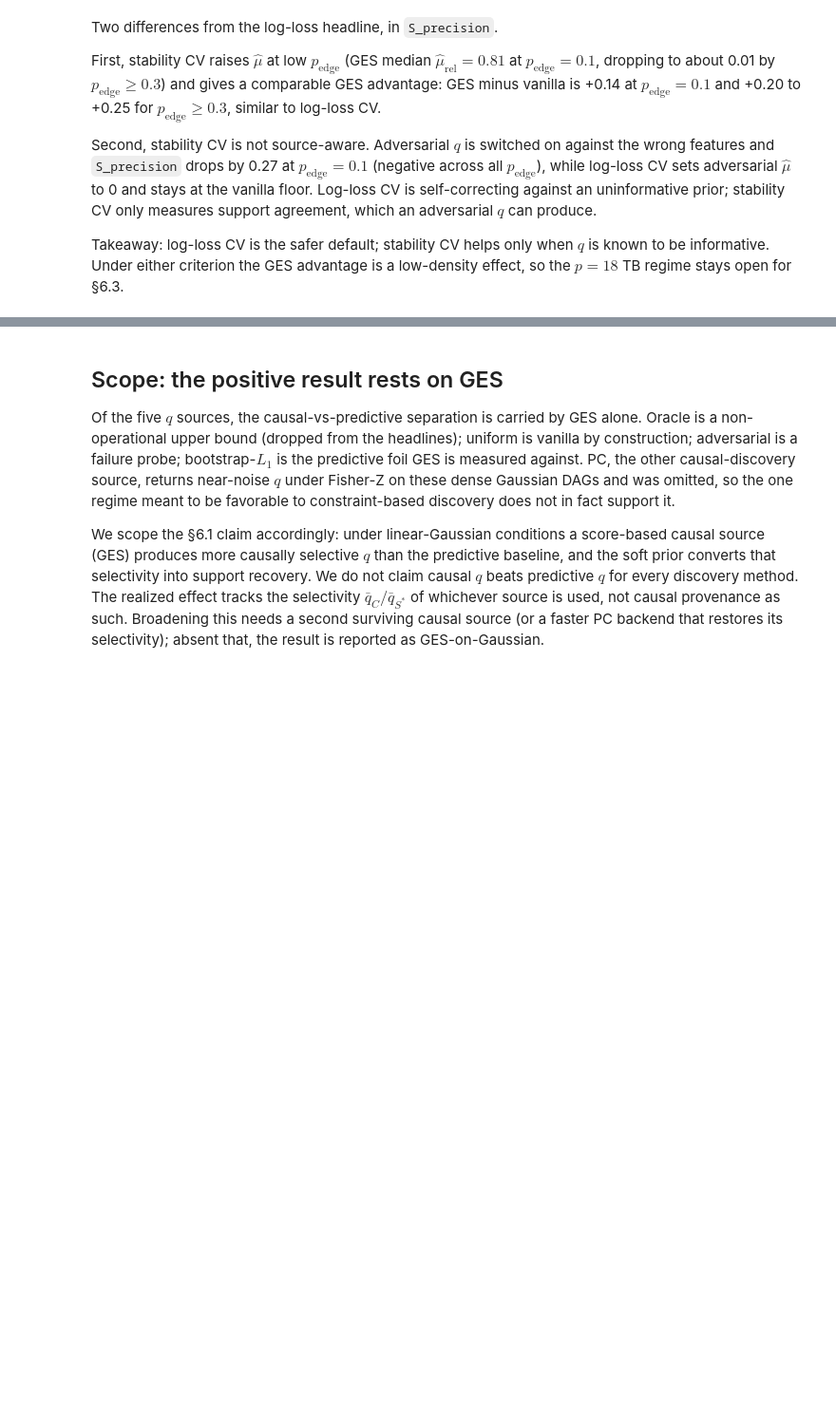
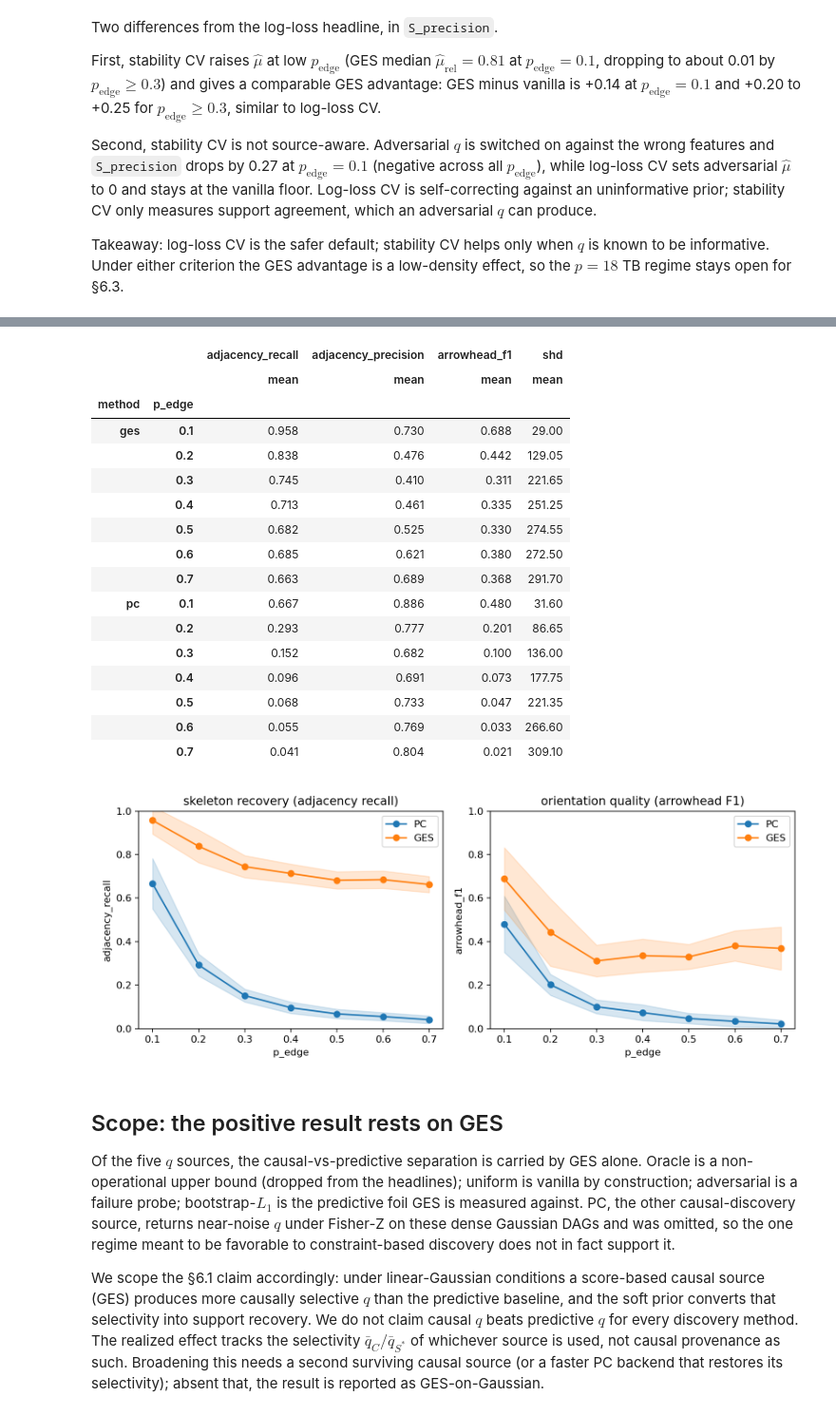
Before and after one commit to YasmineParent/tb_internship, a Jupyter notebook: notebooks/causal_prior/synthetic/recovery_plots.ipynb, the cells around one changed output, grey strips where cells are left out. Shown at 95% size. Saved outputs shown, nothing was run; the diff lists cells and outputs as text; code cells hidden in the pictures; blank space fills up the shorter version.

```diff
--- a/notebooks/causal_prior/synthetic/recovery_plots.ipynb
+++ b/notebooks/causal_prior/synthetic/recovery_plots.ipynb
@@ -177,3 +181,32 @@ Takeaway: log-loss CV is the safer default; stability CV helps only when $q$ is
+# %%
+import pandas as pd
+from IPython.display import Image, display
+
+ORI = ROOT / 'results/causal_prior/synthetic/orientation/orientation_p_edge'
+ori = pd.read_csv(ORI / 'summary.csv', header=[0, 1], index_col=[0, 1])
+cols = [('adjacency_recall', 'mean'), ('adjacency_precision', 'mean'),
+        ('arrowhead_f1', 'mean'), ('shd', 'mean')]
+display(ori.loc[:, cols].round(3))
+display(Image(filename=str(ORI / 'orientation_curves.png')))
+# %% [output]
+|  |  | adjacency_recall | adjacency_precision | arrowhead_f1 | shd |
+|  |  | mean | mean | mean | mean |
+| method | p_edge |  |  |  |  |
+| ges | 0.1 | 0.958 | 0.730 | 0.688 | 29.00 |
+|  | 0.2 | 0.838 | 0.476 | 0.442 | 129.05 |
+|  | 0.3 | 0.745 | 0.410 | 0.311 | 221.65 |
+|  | 0.4 | 0.713 | 0.461 | 0.335 | 251.25 |
+|  | 0.5 | 0.682 | 0.525 | 0.330 | 274.55 |
+|  | 0.6 | 0.685 | 0.621 | 0.380 | 272.50 |
+|  | 0.7 | 0.663 | 0.689 | 0.368 | 291.70 |
+| pc | 0.1 | 0.667 | 0.886 | 0.480 | 31.60 |
+|  | 0.2 | 0.293 | 0.777 | 0.201 | 86.65 |
+|  | 0.3 | 0.152 | 0.682 | 0.100 | 136.00 |
+|  | 0.4 | 0.096 | 0.691 | 0.073 | 177.75 |
+|  | 0.5 | 0.068 | 0.733 | 0.047 | 221.35 |
+|  | 0.6 | 0.055 | 0.769 | 0.033 | 266.60 |
+|  | 0.7 | 0.041 | 0.804 | 0.021 | 309.10 |
+[figure, added]
 # %% [markdown]
 ## Scope: the positive result rests on GES
 
```
Also changed, not shown: parts of 1 cell of this notebook, 7 other files.
